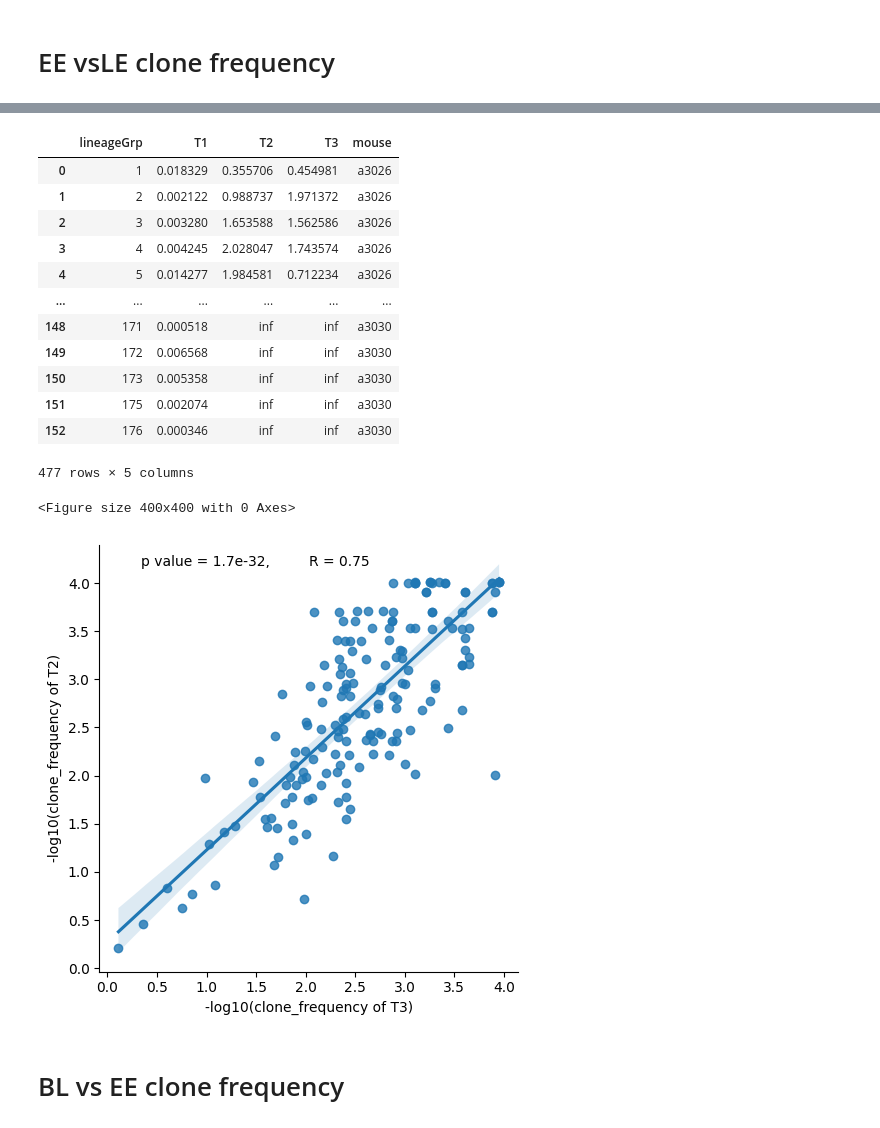
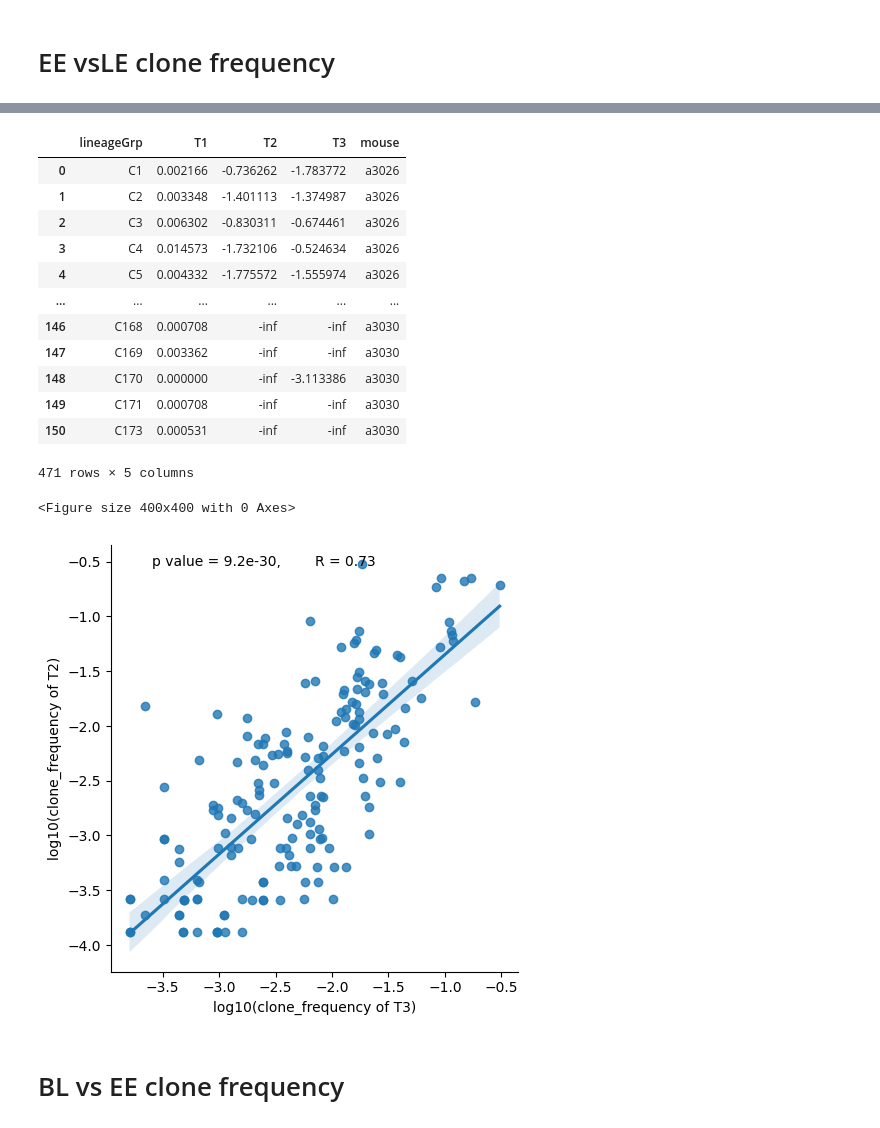
Before and after one commit to liangzhenhou/eTRACER, a Jupyter notebook: LineageTracing/scRNA/step02_clone_detection_and_plot_clonal_dynamics.ipynb, the cells around one changed output, grey strips where cells are left out. Saved outputs shown, nothing was run; the diff lists cells and outputs as text; code cells hidden in the pictures.

```diff
--- a/LineageTracing/scRNA/step02_clone_detection_and_plot_clonal_dynamics.ipynb
+++ b/LineageTracing/scRNA/step02_clone_detection_and_plot_clonal_dynamics.ipynb
@@ -1520,19 +1359,20 @@ for lineage in lineages:
     clone_counts_sub = clone_counts_sub.fillna(0)
     time_points = ['T1', 'T2', 'T3']
     normalized_data = clone_counts_sub/clone_counts_sub.sum(axis=0)
-    normalized_data = normalized_data.loc[cell_lineage['lineageGrp'].value_counts().index[cell_lineage['lineageGrp'].value_counts().index.isin(normalized_data.index)],:]
+    normalized_data = normalized_data.loc[pivot_df['new_lineageGrp'][pivot_df['new_lineageGrp'].isin(normalized_data.index)],:]
+    normalized_data.to_csv('/syn1/liangzhen/jinhua_jilab_project/result/DNA_Amplicon/clone_frequency/'+ exp[i]+ '_clone_freq.csv' )
     fig, ax = plt.subplots(figsize=(5,4))
     plt.rcParams['pdf.fonttype'] = 42
-    plt.gcf().set_size_inches(5, 4)
+    plt.gcf().set_size_inches(3, 4)
     ax.stackplot(time_points, normalized_data, colors=[color_dict[str(lin)] for lin in normalized_data.index.unique().to_list()],linewidth=0)
     ax.set_xlabel('Time point',fontsize=18)
     ax.set_ylabel('Clone frequency',fontsize=18)
     ax.tick_params(axis='y',labelsize=15)
     ax.tick_params(axis='x',labelsize=15)
     ax.set_title(exp[i])
-    plt.xticks(['T1','T2','T3'],['BL','EE','LE'])
+    plt.xticks(['T1','T2','T3'],['BL','IE','TP'])
     plt.xlabel('')
-    plt.ylabel('Clonal cell fraction')
+    plt.ylabel('Clonal fraction')
     plt.title('Replicate '+str(i+1))
     plt.savefig('/syn1/liangzhen/jinhua_jilab_project/result/Figures/Figure2/clone_dynamics_'+ exp[i]+'.pdf', dpi=500, bbox_inches='tight')
     plt.show()
@@ -1591,9 +1408,9 @@ import numpy as np
 import matplotlib.pyplot as plt
 import seaborn as sns
 # %%
-a3026_clone_frequency = pd.read_csv('/syn1/liangzhen/jinhua_jilab_project/result/DNA_Amplicon/clone_frequency/a3026_FoldChange.csv',sep=',')
-a3026_clone_frequency['T2'] = -np.log10(a3026_clone_frequency['T2'])
-a3026_clone_frequency['T3'] = -np.log10(a3026_clone_frequency['T3'])
+a3026_clone_frequency = pd.read_csv('/syn1/liangzhen/jinhua_jilab_project/result/DNA_Amplicon/clone_frequency/a3026_clone_freq.csv',sep=',')
+a3026_clone_frequency['T2'] = np.log10(a3026_clone_frequency['T2'])
+a3026_clone_frequency['T3'] = np.log10(a3026_clone_frequency['T3'])
 a3026_clone_frequency['mouse'] = 'a3026'
 a3026_clone_frequency
 # %% [output]
@@ -1613,7 +1430,7 @@ a3026_clone_frequency
 # %%
-a3028_clone_frequency = pd.read_csv('/syn1/liangzhen/jinhua_jilab_project/result/DNA_Amplicon/clone_frequency/a3028_FoldChange.csv',sep=',')
-a3028_clone_frequency['T2'] = -np.log10(a3028_clone_frequency['T2'])
-a3028_clone_frequency['T3'] = -np.log10(a3028_clone_frequency['T3'])
+a3028_clone_frequency = pd.read_csv('/syn1/liangzhen/jinhua_jilab_project/result/DNA_Amplicon/clone_frequency/a3028_clone_freq.csv',sep=',')
+a3028_clone_frequency['T2'] = np.log10(a3028_clone_frequency['T2'])
+a3028_clone_frequency['T3'] = np.log10(a3028_clone_frequency['T3'])
 a3028_clone_frequency['mouse'] = 'a3028'
 a3028_clone_frequency
 # %% [output]
@@ -1633,7 +1450,7 @@ a3028_clone_frequency
 # %%
-a3030_clone_frequency = pd.read_csv('/syn1/liangzhen/jinhua_jilab_project/result/DNA_Amplicon/clone_frequency/a3030_FoldChange.csv',sep=',')
-a3030_clone_frequency['T2'] = -np.log10(a3030_clone_frequency['T2'])
-a3030_clone_frequency['T3'] = -np.log10(a3030_clone_frequency['T3'])
+a3030_clone_frequency = pd.read_csv('/syn1/liangzhen/jinhua_jilab_project/result/DNA_Amplicon/clone_frequency/a3030_clone_freq.csv',sep=',')
+a3030_clone_frequency['T2'] = np.log10(a3030_clone_frequency['T2'])
+a3030_clone_frequency['T3'] = np.log10(a3030_clone_frequency['T3'])
 a3030_clone_frequency['mouse'] = 'a3030'
 a3030_clone_frequency
 # %% [output]
@@ -1655,37 +1472,37 @@ clone_frequency = pd.concat([a3026_clone_frequency,a3028_clone_frequency,a3030_c
 clone_frequency
 # %% [output]
 |  | lineageGrp | T1 | T2 | T3 | mouse |
-| 0 | 1 | 0.018329 | 0.355706 | 0.454981 | a3026 |
-| 1 | 2 | 0.002122 | 0.988737 | 1.971372 | a3026 |
-| 2 | 3 | 0.003280 | 1.653588 | 1.562586 | a3026 |
-| 3 | 4 | 0.004245 | 2.028047 | 1.743574 | a3026 |
-| 4 | 5 | 0.014277 | 1.984581 | 0.712234 | a3026 |
+| 0 | C1 | 0.002166 | -0.736262 | -1.783772 | a3026 |
+| 1 | C2 | 0.003348 | -1.401113 | -1.374987 | a3026 |
+| 2 | C3 | 0.006302 | -0.830311 | -0.674461 | a3026 |
+| 3 | C4 | 0.014573 | -1.732106 | -0.524634 | a3026 |
+| 4 | C5 | 0.004332 | -1.775572 | -1.555974 | a3026 |
 | ... | ... | ... | ... | ... | ... |
-| 148 | 171 | 0.000518 | inf | inf | a3030 |
-| 149 | 172 | 0.006568 | inf | inf | a3030 |
-| 150 | 173 | 0.005358 | inf | inf | a3030 |
-| 151 | 175 | 0.002074 | inf | inf | a3030 |
-| 152 | 176 | 0.000346 | inf | inf | a3030 |
+| 146 | C168 | 0.000708 | -inf | -inf | a3030 |
+| 147 | C169 | 0.003362 | -inf | -inf | a3030 |
+| 148 | C170 | 0.000000 | -inf | -3.113386 | a3030 |
+| 149 | C171 | 0.000708 | -inf | -inf | a3030 |
+| 150 | C173 | 0.000531 | -inf | -inf | a3030 |
-477 rows × 5 columns
+471 rows × 5 columns
 # %%
 plt.rcParams['pdf.fonttype'] = 42
 plt.gcf().set_size_inches(4, 4)
 clone_frequency = clone_frequency[~np.array([math.isinf(x) for x in clone_frequency['T2']]) & ~np.array([math.isinf(x) for x in clone_frequency['T3']])]
 r_squared, p_value = stats.spearmanr(clone_frequency['T2'], clone_frequency['T3'])
 equation = f'p value = {p_value:.1e}, '
 r_value = f'R = {r_squared:.2f}'
 
 sns.lmplot(data=clone_frequency,x='T2',y='T3',lowess=False,ci=95,robust=True)
 plt.text(0.1, 0.95, equation, transform=plt.gca().transAxes, fontsize=10)
 plt.text(0.5, 0.95, r_value, transform=plt.gca().transAxes, fontsize=10)
 
-plt.ylabel('-log10(clone_frequency of T2)')
-plt.xlabel('-log10(clone_frequency of T3)')
+plt.ylabel('log10(clone_frequency of T2)')
+plt.xlabel('log10(clone_frequency of T3)')
 plt.savefig('/syn1/liangzhen/jinhua_jilab_project/result/Figures/Figure2.sup/T2_cloneFreq_vs_T3_cloneFreq.pdf')
 plt.show()
 # %% [output]
 <Figure size 400x400 with 0 Axes>
-[figure, old version]
+[figure, new version]
 # %% [markdown]
 # BL vs EE clone frequency
 # %%
```
Also changed, not shown: parts of 103 cells of this notebook.
